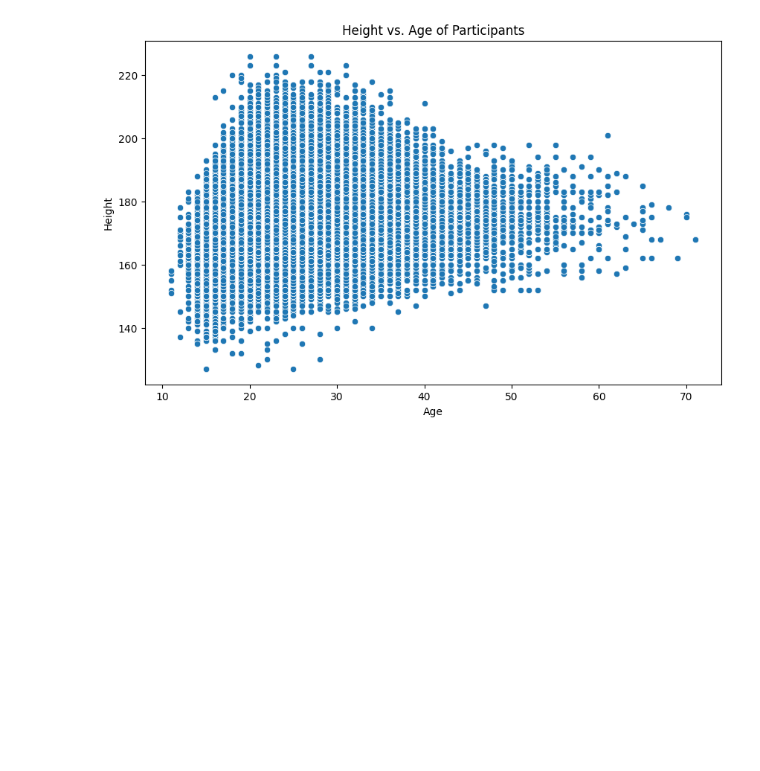
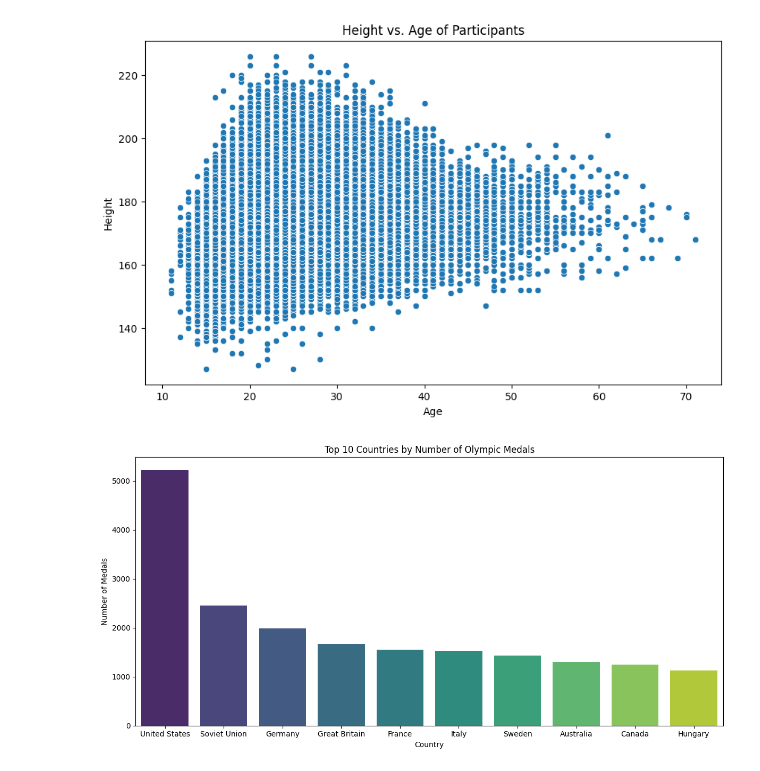
Before and after one commit to JuniorFigueroa18/DSHSRP, a Jupyter notebook: Data_Science_Project.ipynb, the cells around one changed output. Saved outputs shown, nothing was run; the diff lists cells and outputs as text; code cells hidden in the pictures; blank space fills up the shorter version.

```diff
--- a/Data_Science_Project.ipynb
+++ b/Data_Science_Project.ipynb
@@ -264,3 +251,14 @@ plt.ylabel('Height')
 plt.show()
 # %% [output]
 [figure]
+# %%
+country_medals = medals_df['Team'].value_counts().head(10)
+plt.figure(figsize=(12, 6))
+sns.barplot(x=country_medals.index, y=country_medals.values, hue=country_medals.index, palette='viridis', legend=False)
+plt.title('Top 10 Countries by Number of Olympic Medals')
+plt.xlabel('Country')
+plt.ylabel('Number of Medals')
+plt.tight_layout()
+plt.show()
+# %% [output]
+[figure, added]
```
Also changed, not shown: parts of 3 cells of this notebook.
